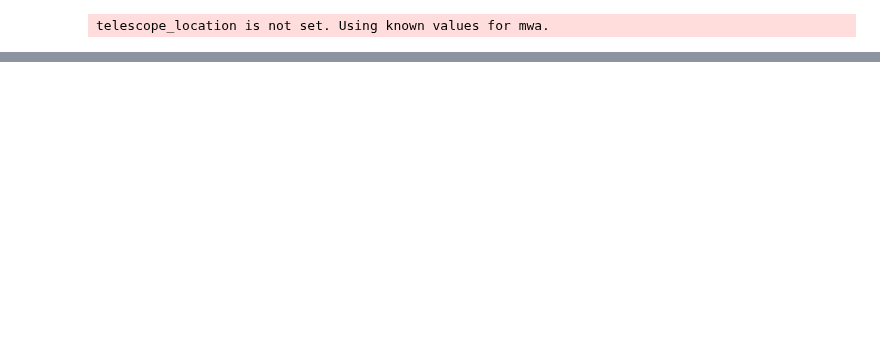
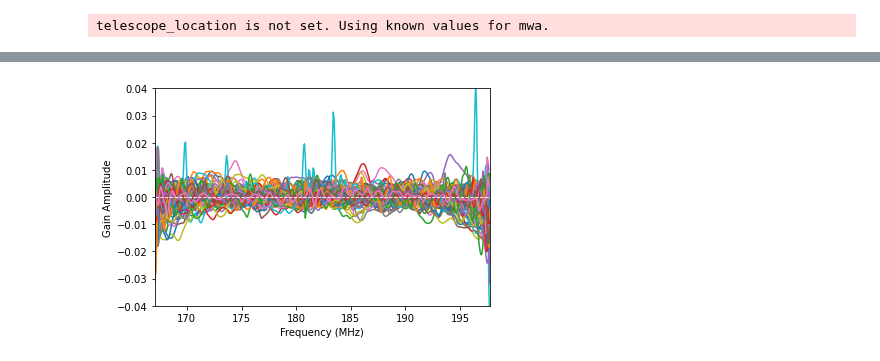
Before and after one commit to rlbyrne/rlb_LWA, a Jupyter notebook: notebooks/dwcal_notebooks/dwcal_test_plotting_Mar2022.ipynb, the cells around one changed output, grey strips where cells are left out. Drawn from its saved outputs; the diff is of its cells as text; code cells hidden in the pictures; blank space fills up the shorter version.

```diff
--- a/notebooks/dwcal_notebooks/dwcal_test_plotting_Mar2022.ipynb
+++ b/notebooks/dwcal_notebooks/dwcal_test_plotting_Mar2022.ipynb
@@ -39,3 +66,7 @@ plot_gains_per_freq(cal_dw)
+# %%
+plot_gains_per_freq_diff(cal_vanilla, cal_dw)
+# %% [output]
+[figure, added]
 # %%
 plot_gains_delay(cal_vanilla)
 plot_gains_delay(cal_dw)
```
Also changed, not shown: parts of 5 cells of this notebook.
